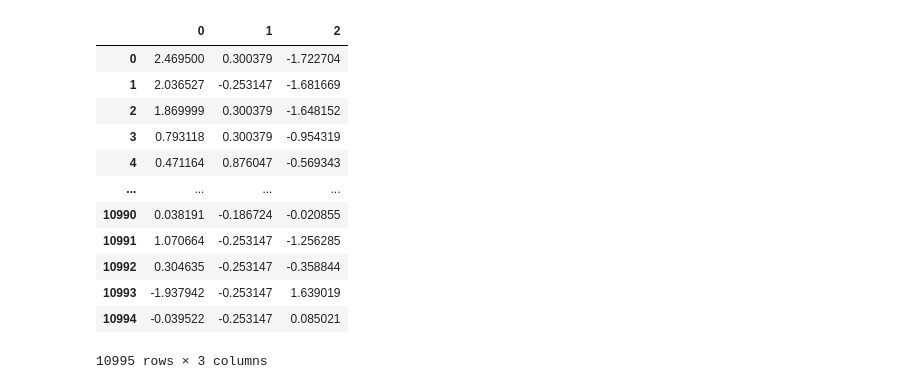
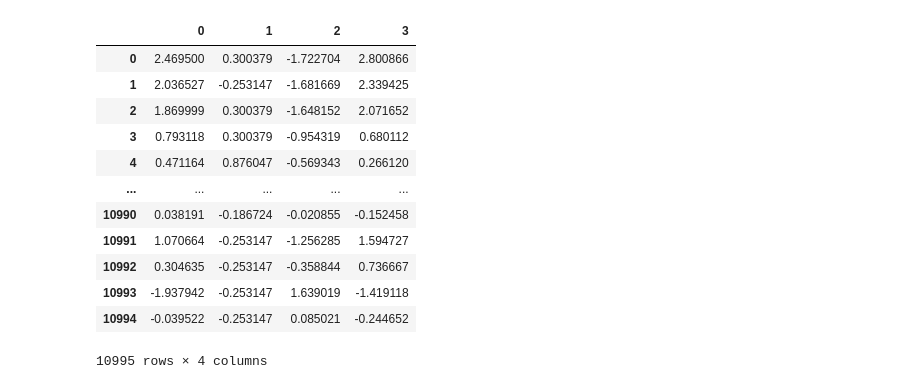
Before and after one commit to 1dimadim1/-PyLearn, a Jupyter notebook: HW2/HW2/HW2.2.ipynb, the cells around one changed output. Drawn from its saved outputs; the diff is of its cells as text; code cells hidden in the pictures.

```diff
--- a/HW2/HW2/HW2.2.ipynb
+++ b/HW2/HW2/HW2.2.ipynb
@@ -10,8 +10,29 @@ from sklearn import preprocessing
 # %%
 df = pd.read_csv("./anime.csv")
 # %%
-sorted_ = df[["Name", "Score", "Genres","Episodes", "Ranked", "Popularity", "Members", "Favorites", "Watching", "Completed", "On-Hold", "Dropped", "Plan to Watch"]]
+# sorted_ = df[["Name", "Score", "Genres","Episodes", "Ranked", "Popularity", "Members", "Favorites", "Watching", "Completed", "On-Hold", "Dropped", "Plan to Watch"]]
+sorted_ = df.drop(["English name", "Japanese name", "Aired" ,"Premiered", "Type",
+                    "Producers", "Licensors", "Studios", "Source", "Duration", "Rating"], axis=1)
 sorted_ = sorted_[(sorted_["Score"] != "Unknown")& (sorted_["Episodes"] != "Unknown")& (sorted_["Ranked"] != "Unknown")]
+sorted_["Score-10"] = sorted_["Score-10"].apply(lambda x: 0.0 if x == "Unknown" else float(x))
+sorted_["Score-9"] = sorted_["Score-9"].apply(lambda x: 0.0 if x == "Unknown" else float(x))
+sorted_["Score-8"] = sorted_["Score-8"].apply(lambda x: 0.0 if x == "Unknown" else float(x))
+sorted_["Score-7"] = sorted_["Score-7"].apply(lambda x: 0.0 if x == "Unknown" else float(x))
+sorted_["Score-6"] = sorted_["Score-6"].apply(lambda x: 0.0 if x == "Unknown" else float(x))
+sorted_["Score-5"] = sorted_["Score-5"].apply(lambda x: 0.0 if x == "Unknown" else float(x))
+sorted_["Score-4"] = sorted_["Score-4"].apply(lambda x: 0.0 if x == "Unknown" else float(x))
+sorted_["Score-3"] = sorted_["Score-3"].apply(lambda x: 0.0 if x == "Unknown" else float(x))
+sorted_["Score-2"] = sorted_["Score-2"].apply(lambda x: 0.0 if x == "Unknown" else float(x))
+sorted_["Score-1"] = sorted_["Score-1"].apply(lambda x: 0.0 if x == "Unknown" else float(x))
+# %%
+sorted_["all_score"] = sorted_["Score-10"] + sorted_["Score-9"] + sorted_["Score-8"] + sorted_["Score-7"]+ \
+                    sorted_["Score-6"] + sorted_["Score-5"] + sorted_["Score-4"] + sorted_["Score-3"] + \
+                    sorted_["Score-2"] + sorted_["Score-1"]
+sorted_["positive"] = (sorted_["Score-10"]+ sorted_["Score-9"]) / sorted_["all_score"]
+sorted_["negative"] = (sorted_["Score-1"]+ sorted_["Score-2"]+ sorted_["Score-3"]+ sorted_["Score-4"]+ sorted_["Score-5"]+ sorted_["Score-6"]) / sorted_["all_score"]
+sorted_["NPS"] = sorted_["positive"] - sorted_["negative"]
+sorted_.drop(["Score-10", "Score-9", "Score-8", "Score-7", "Score-6", "Score-5", "Score-4", "Score-3", "Score-2", "Score-1", "positive", "negative", "all_score"],
+           axis=1, inplace=True)
 # %%
 sorted_
 # %% [output]
@@ -31,21 +52,21 @@ sorted_
 # %%
-normalized_df = pd.DataFrame(data=sorted_[["Score","Episodes", "Ranked"]])
+normalized_df = pd.DataFrame(data=sorted_[["Score","Episodes", "Ranked", "NPS"]])
 x = normalized_df.values #returns a numpy array
 min_max_scaler = preprocessing.StandardScaler()
 x_scaled = min_max_scaler.fit_transform(x)
 normalized_df = pd.DataFrame(x_scaled)
 normalized_df
 # %% [output]
-|  | 0 | 1 | 2 |
-| 0 | 2.469500 | 0.300379 | -1.722704 |
-| 1 | 2.036527 | -0.253147 | -1.681669 |
-| 2 | 1.869999 | 0.300379 | -1.648152 |
-| 3 | 0.793118 | 0.300379 | -0.954319 |
-| 4 | 0.471164 | 0.876047 | -0.569343 |
-| ... | ... | ... | ... |
-| 10990 | 0.038191 | -0.186724 | -0.020855 |
-| 10991 | 1.070664 | -0.253147 | -1.256285 |
-| 10992 | 0.304635 | -0.253147 | -0.358844 |
-| 10993 | -1.937942 | -0.253147 | 1.639019 |
-| 10994 | -0.039522 | -0.253147 | 0.085021 |
+|  | 0 | 1 | 2 | 3 |
+| 0 | 2.469500 | 0.300379 | -1.722704 | 2.800866 |
+| 1 | 2.036527 | -0.253147 | -1.681669 | 2.339425 |
+| 2 | 1.869999 | 0.300379 | -1.648152 | 2.071652 |
+| 3 | 0.793118 | 0.300379 | -0.954319 | 0.680112 |
+| 4 | 0.471164 | 0.876047 | -0.569343 | 0.266120 |
+| ... | ... | ... | ... | ... |
+| 10990 | 0.038191 | -0.186724 | -0.020855 | -0.152458 |
+| 10991 | 1.070664 | -0.253147 | -1.256285 | 1.594727 |
+| 10992 | 0.304635 | -0.253147 | -0.358844 | 0.736667 |
+| 10993 | -1.937942 | -0.253147 | 1.639019 | -1.419118 |
+| 10994 | -0.039522 | -0.253147 | 0.085021 | -0.244652 |
-10995 rows × 3 columns
+10995 rows × 4 columns
```
Also changed, not shown: parts of 5 cells of this notebook.
